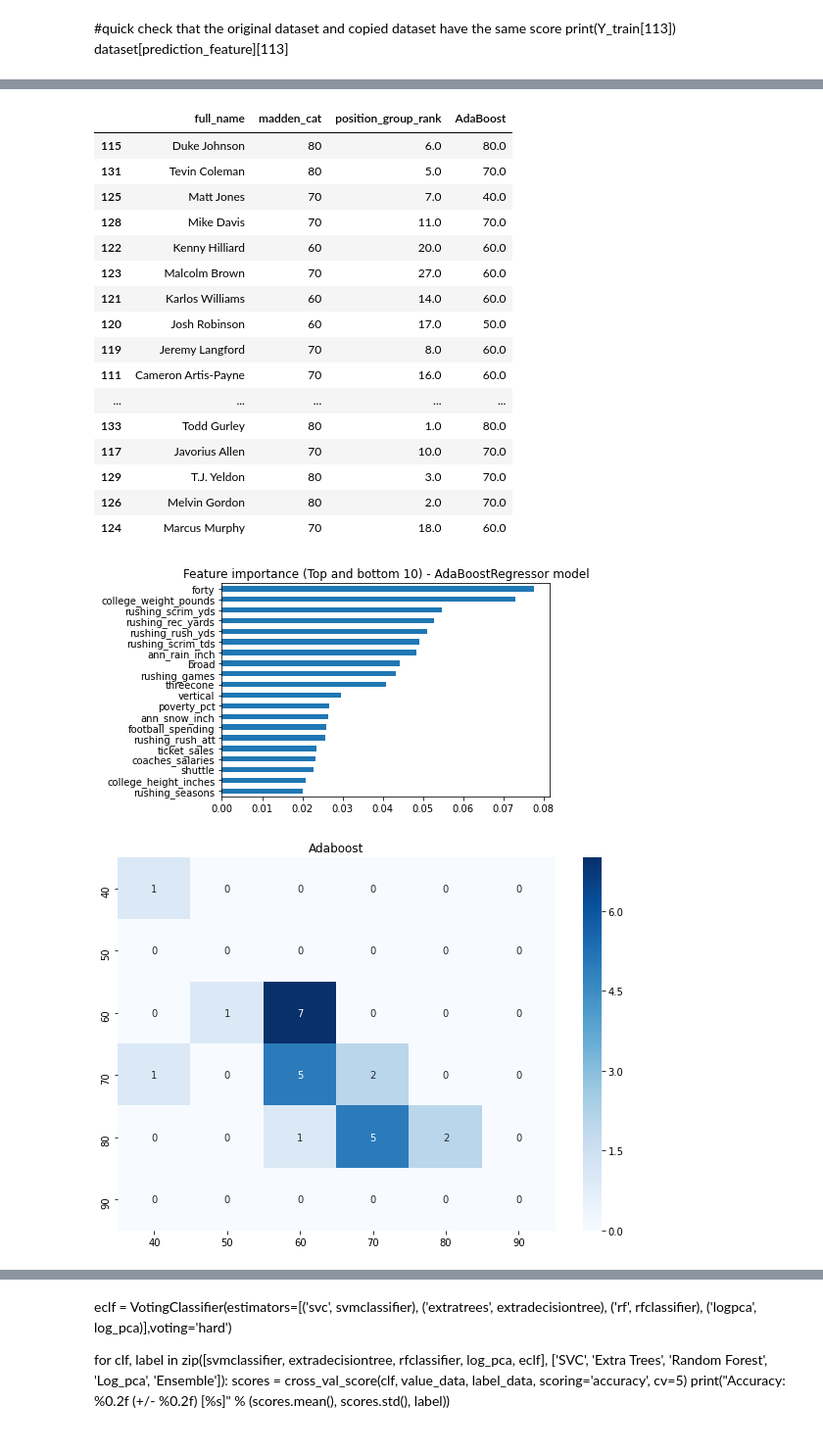
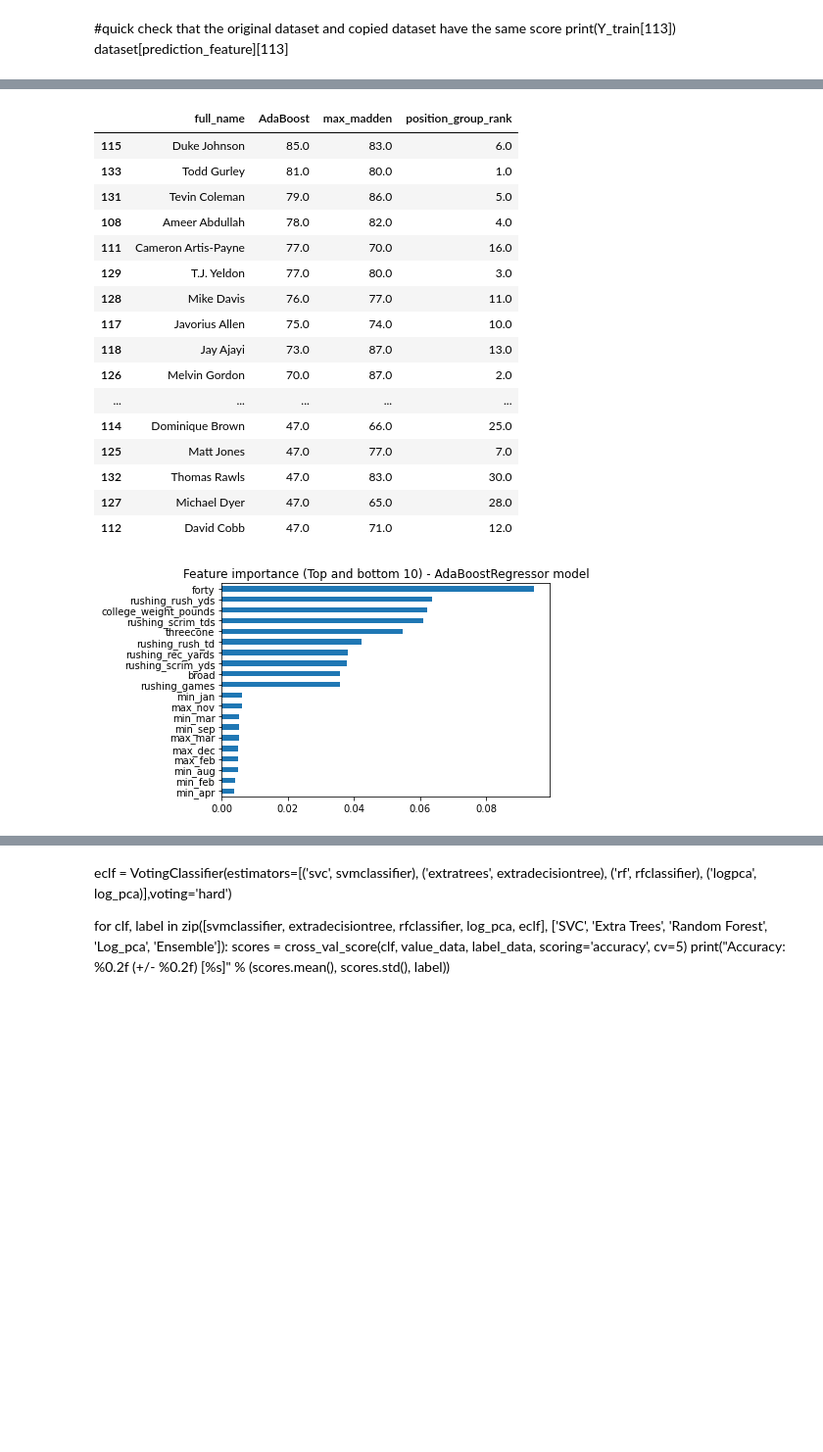
Before and after one commit to mmcelhan/nfl_capstone, a Jupyter notebook: ML/RBML_Model.ipynb, the cells around one changed output, grey strips where cells are left out. Shown at 98% size. Cells and saved outputs as stored; diff of their text form; code cells hidden in the pictures; blank space fills up the shorter version.

```diff
--- a/ML/RBML_Model.ipynb
+++ b/ML/RBML_Model.ipynb
@@ -122,6 +129,3 @@ for i in range(dataset.shape[0]):
   dataset.at[i,'max_oct'] = city_df.loc[city_df['fms_city_id'] == city_val]['max_oct'].values[0]
   dataset.at[i,'max_nov'] = city_df.loc[city_df['fms_city_id'] == city_val]['max_nov'].values[0]
   dataset.at[i,'max_dec'] = city_df.loc[city_df['fms_city_id'] == city_val]['max_dec'].values[0]
-# %%
-for col in dataset.columns:
-    print(col)
@@ -260,7 +258,7 @@ dataset['avg_max'] = dataset.apply(f_avg_max, axis=1)
 # %%
 
 #determine % of no madden scores wanted
-no_madden_percentage = .20
+no_madden_percentage = .25
 
 no_madden_df = dataset.loc[dataset['madden_cat'] == 40]
 madden_df = dataset.loc[dataset['madden_cat'] != 40]
@@ -417,18 +472,34 @@ for col in dataset[features_list].columns:
     dataset[col] = stats.zscore(dataset[col].values)
 
 
+
 #prediction feature
 #prediction_feature = 'max_madden'
-#prediction_feature = 'max_madden_zscore'
-prediction_feature = 'madden_cat'
+#dataset['max_madden_zscore'] = stats.zscore(dataset['max_madden_zscore'].values)
+#max_mean = dataset['max_madden'].mean()
+#max_std = dataset['max_madden'].std()
+prediction_feature = 'max_madden'
+
+#prediction_feature = 'madden_cat'
 features_list.append(prediction_feature)
 
 
 
 
+
+
 #create a train and test df based on the hold out year
-test_df = dataset.loc[dataset['draft_year'] == holdout_year]
-train_df = dataset.loc[dataset['draft_year'] != holdout_year]
+test_basis = 'hold_out'
+if test_basis == 'hold_out':
+    test_df = dataset.loc[dataset['draft_year'] == holdout_year]
+    train_df = dataset.loc[dataset['draft_year'] != holdout_year]
+
+if test_basis != 'hold_out':
+    dataset = shuffle(dataset)
+    split= .9
+    train_df = dataset[:int(dataset.shape[0]*split)]
+    test_df = dataset[int(dataset.shape[0]*split):]
+
 
 #shuffle the dataset
 test_df = shuffle(test_df)
@@ -542,10 +616,22 @@ class_names = [40, 50, 60, 70, 80, 90]
 adaboostregressor = AdaBoostRegressor(DecisionTreeRegressor(criterion='mse'), n_estimators=100, loss='linear', learning_rate=1, random_state=1)
 adaboostregressor.fit(X_train, Y_train)
 madden_predict = adaboostregressor.predict(X_validation)
+
 print_results(Y_validation, madden_predict)
 plot_feat_import(adaboostregressor.feature_importances_, 'AdaBoostRegressor')
-mat = confusion_matrix(Y_validation, madden_predict, labels = class_names)
-plot_confusion(mat, 'Adaboost')
+mat = confusion_matrix(Y_validation, madden_predict)
+print(mat)
+#plot_confusion(mat, 'Adaboost')
 result_df_viz(result_df, madden_predict, 'AdaBoost')
+from scipy.stats import rankdata
+print(result_df.columns[3:])
+rank_df = result_df[result_df.columns[3:]]
+
+def rank(row):
+    print()
+    return row.sum()/len(row)
+result_df['rank'] = rank_df.apply(rank, axis=1)
+ordered_df = result_df[['full_name', 'AdaBoost', prediction_feature, 'position_group_rank']].sort_values(by=['AdaBoost'], ascending=False)
+ordered_df
 #plot_confusion_matrix(adaboostregressor, X_validation, Y_validation)
 # %% [output]
@@ -556,19 +655,18 @@ AdaBoostRegressor model picked 26 out of 26 features
-|  | full_name | madden_cat | position_group_rank | AdaBoost |
-| 115 | Duke Johnson | 80 | 6.0 | 80.0 |
-| 131 | Tevin Coleman | 80 | 5.0 | 70.0 |
-| 125 | Matt Jones | 70 | 7.0 | 40.0 |
-| 128 | Mike Davis | 70 | 11.0 | 70.0 |
-| 122 | Kenny Hilliard | 60 | 20.0 | 60.0 |
-| 123 | Malcolm Brown | 70 | 27.0 | 60.0 |
-| 121 | Karlos Williams | 60 | 14.0 | 60.0 |
-| 120 | Josh Robinson | 60 | 17.0 | 50.0 |
-| 119 | Jeremy Langford | 70 | 8.0 | 60.0 |
-| 111 | Cameron Artis-Payne | 70 | 16.0 | 60.0 |
+|  | full_name | AdaBoost | max_madden | position_group_rank |
+| 115 | Duke Johnson | 85.0 | 83.0 | 6.0 |
+| 133 | Todd Gurley | 81.0 | 80.0 | 1.0 |
+| 131 | Tevin Coleman | 79.0 | 86.0 | 5.0 |
+| 108 | Ameer Abdullah | 78.0 | 82.0 | 4.0 |
+| 111 | Cameron Artis-Payne | 77.0 | 70.0 | 16.0 |
+| 129 | T.J. Yeldon | 77.0 | 80.0 | 3.0 |
+| 128 | Mike Davis | 76.0 | 77.0 | 11.0 |
+| 117 | Javorius Allen | 75.0 | 74.0 | 10.0 |
+| 118 | Jay Ajayi | 73.0 | 87.0 | 13.0 |
+| 126 | Melvin Gordon | 70.0 | 87.0 | 2.0 |
 | ... | ... | ... | ... | ... |
-| 133 | Todd Gurley | 80 | 1.0 | 80.0 |
-| 117 | Javorius Allen | 70 | 10.0 | 70.0 |
-| 129 | T.J. Yeldon | 80 | 3.0 | 70.0 |
-| 126 | Melvin Gordon | 80 | 2.0 | 70.0 |
-| 124 | Marcus Murphy | 70 | 18.0 | 60.0 |
+| 114 | Dominique Brown | 47.0 | 66.0 | 25.0 |
+| 125 | Matt Jones | 47.0 | 77.0 | 7.0 |
+| 132 | Thomas Rawls | 47.0 | 83.0 | 30.0 |
+| 127 | Michael Dyer | 47.0 | 65.0 | 28.0 |
+| 112 | David Cobb | 47.0 | 71.0 | 12.0 |
-[figure, old version]
+[figure, new version]
-[figure, removed]
```
Also changed, not shown: parts of 40 cells of this notebook, 1 other file.
